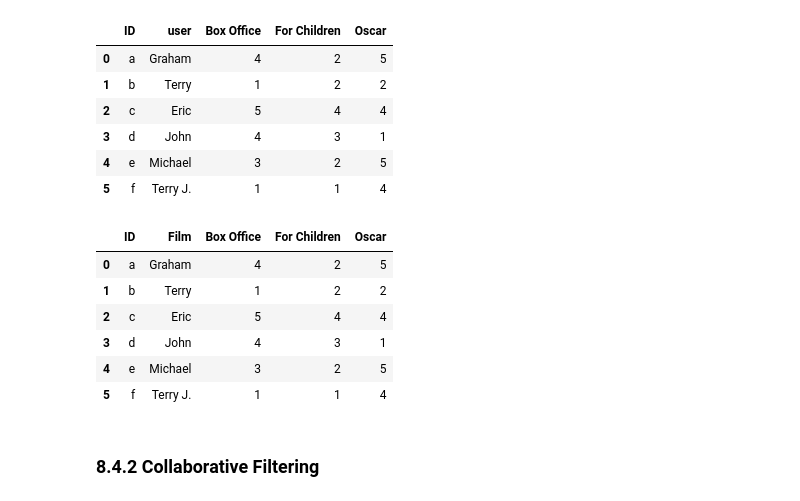
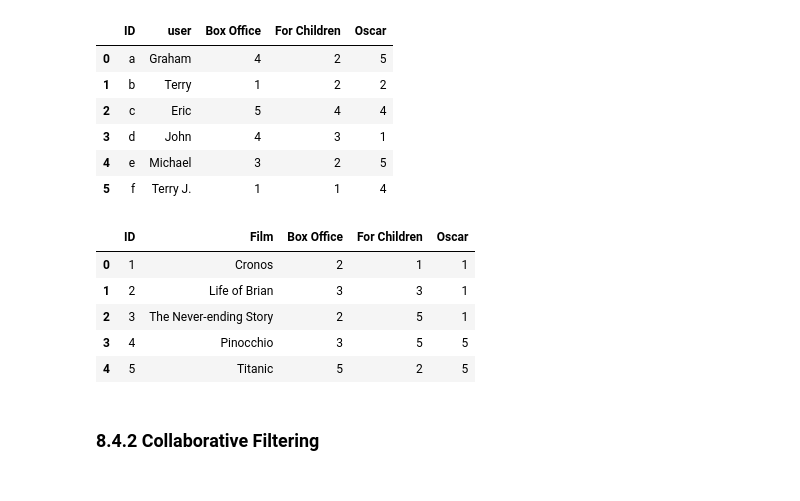
Before and after one commit to ekonlab/ai, a Jupyter notebook: salazar/8_dim_reduction/8_dim_reduction.ipynb, the cells around one changed output. Saved outputs shown, nothing was run; the diff lists cells and outputs as text; code cells hidden in the pictures.

```diff
--- a/salazar/8_dim_reduction/8_dim_reduction.ipynb
+++ b/salazar/8_dim_reduction/8_dim_reduction.ipynb
@@ -276,16 +276,15 @@ users
 | 3 | d | John | 4 | 3 | 1 |
 | 4 | e | Michael | 3 | 2 | 5 |
 | 5 | f | Terry J. | 1 | 1 | 4 |
-# %%
-users
-# %% [output]
-|  | ID | Film | Box Office | For Children | Oscar |
-| 0 | a | Graham | 4 | 2 | 5 |
-| 1 | b | Terry | 1 | 2 | 2 |
-| 2 | c | Eric | 5 | 4 | 4 |
-| 3 | d | John | 4 | 3 | 1 |
-| 4 | e | Michael | 3 | 2 | 5 |
-| 5 | f | Terry J. | 1 | 1 | 4 |
+# %%
+films
+# %% [output]
+|  | ID | Film | Box Office | For Children | Oscar |
+| 0 | 1 | Cronos | 2 | 1 | 1 |
+| 1 | 2 | Life of Brian | 3 | 3 | 1 |
+| 2 | 3 | The Never-ending Story | 2 | 5 | 1 |
+| 3 | 4 | Pinocchio | 3 | 5 | 5 |
+| 4 | 5 | Titanic | 5 | 2 | 5 |
 # %% [markdown]
 ### 8.4.2 Collaborative Filtering
 # %% [markdown]
```
